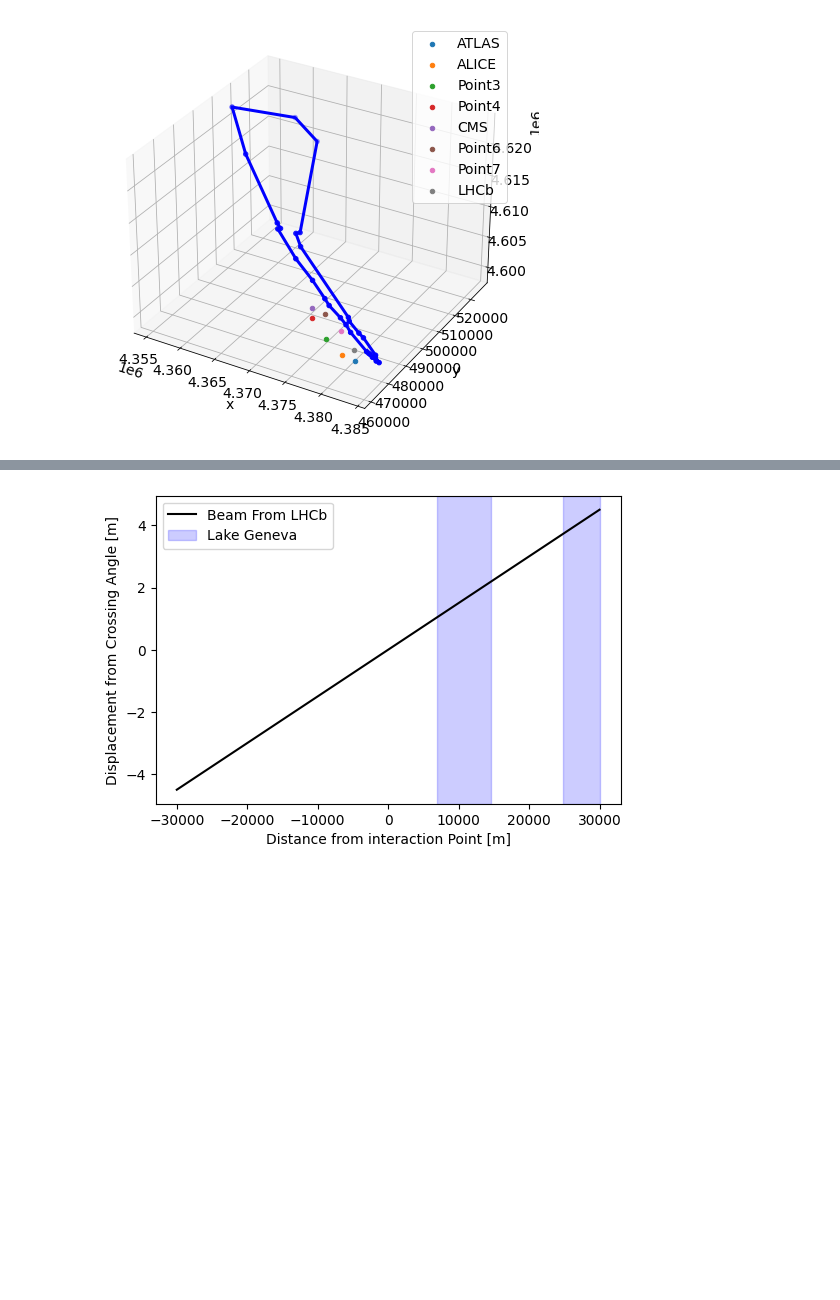
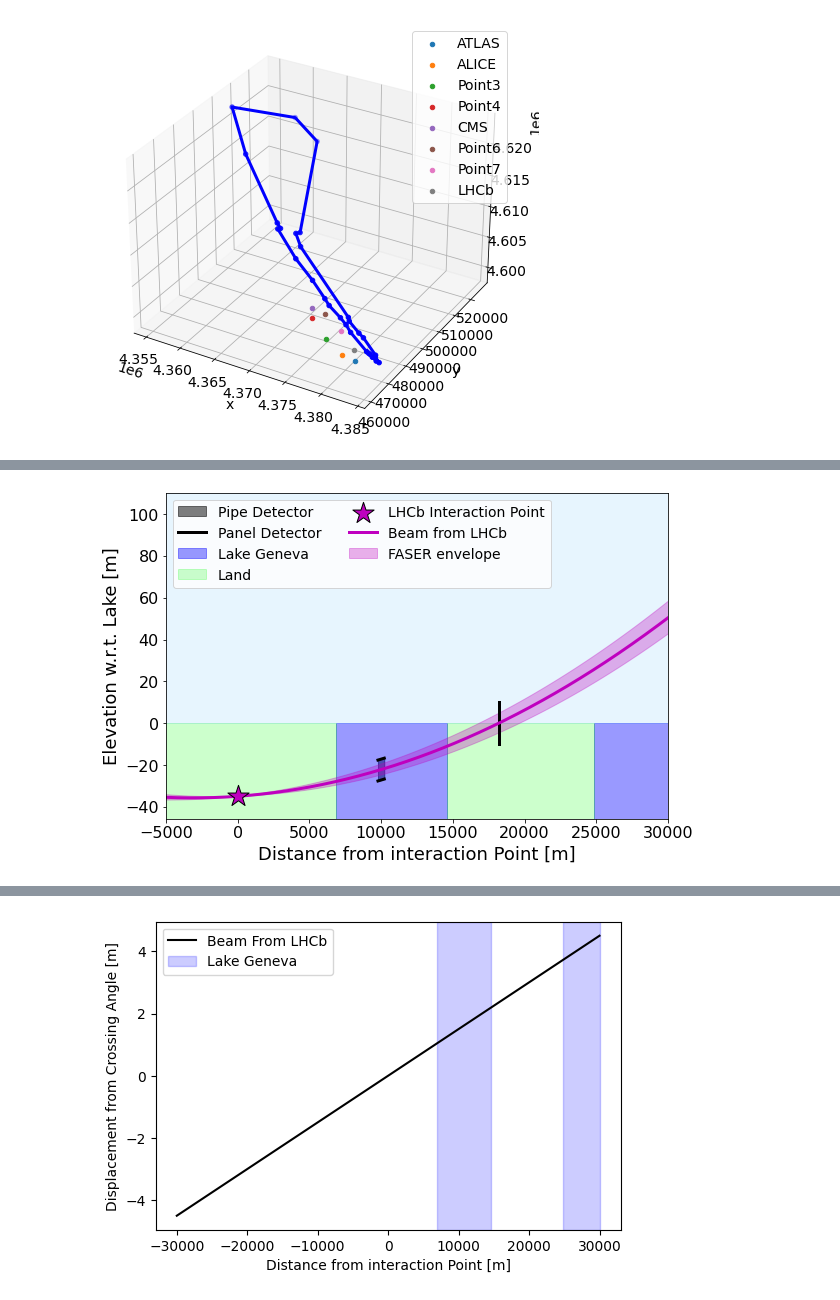
Before and after one commit to nickkamp1/Lake_Geneva_Neutrinos, a Jupyter notebook: Geometry.ipynb, the cells around one changed output, grey strips where cells are left out. Drawn from its saved outputs; the diff is of its cells as text; code cells hidden in the pictures; blank space fills up the shorter version.

```diff
--- a/Geometry.ipynb
+++ b/Geometry.ipynb
@@ -114,3 +132,19 @@ plt.show()
+# %%
+# elevation plot
+k = "LHCb"
+plot_tangent_elevation(LHC,
+                      np.array(LHC_data.loc[k,['X','Y','Z']]),
+                      np.array(LHC_data.loc[k,['CrossingOrientation','CrossingAngle']]),
+                      limit=40000,
+                      Lake_Crossings=Lake_Crossings[k],
+                      IPlabel=k,
+                      color="m",
+                      detector_position=10000)
+plt.xlim(-5000,30000)
+plt.savefig("Figures/Nu2024_Poster/ElevationDiagram.pdf",dpi=100)
+plt.show()
+# %% [output]
+[figure, added]
 # %%
 for k in ['LHCb','CMS','ATLAS','Point6']:
     plot_tangent_line(LHC,
```
Also changed, not shown: parts of 3 cells of this notebook, 4 other files.
